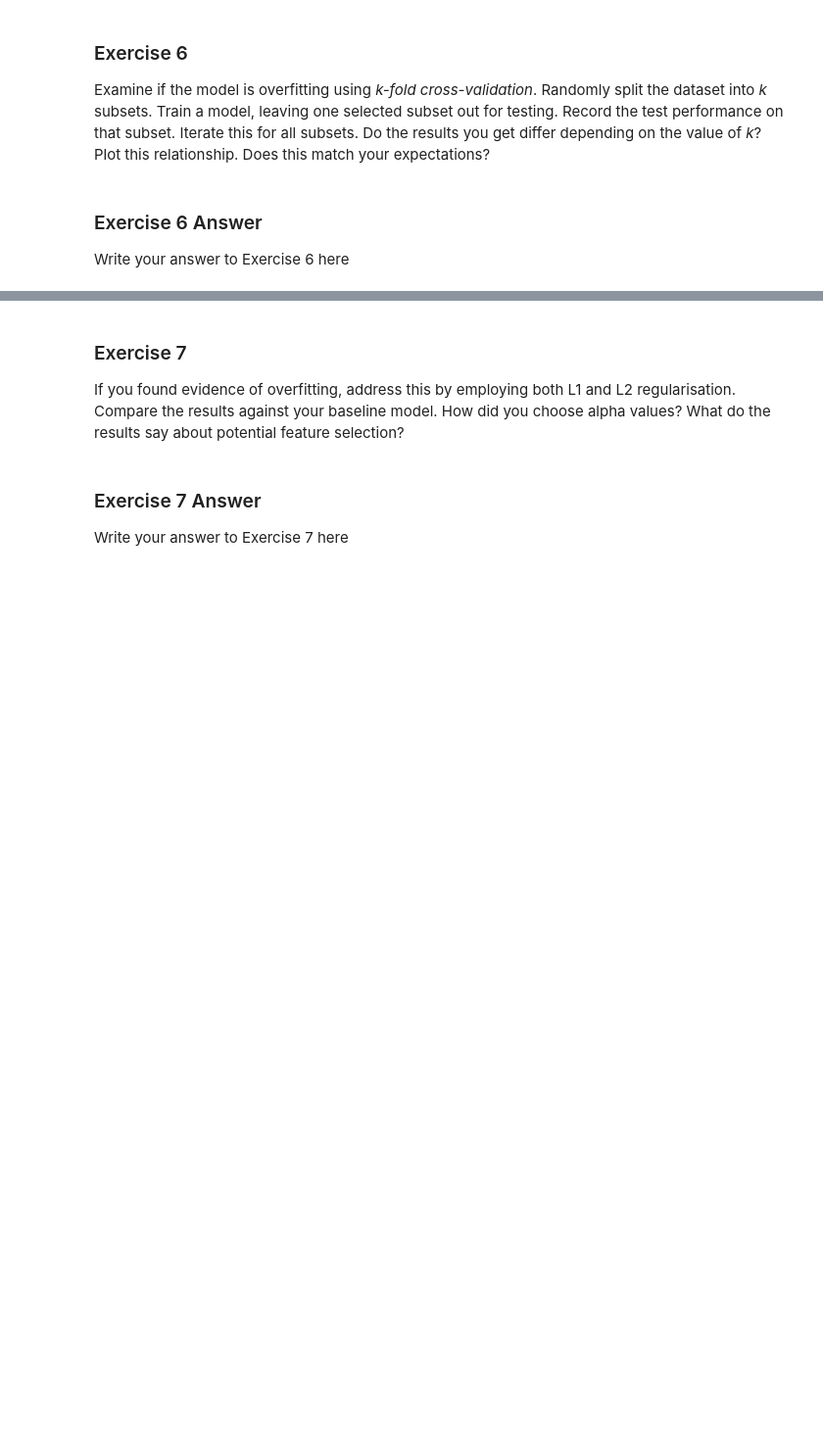
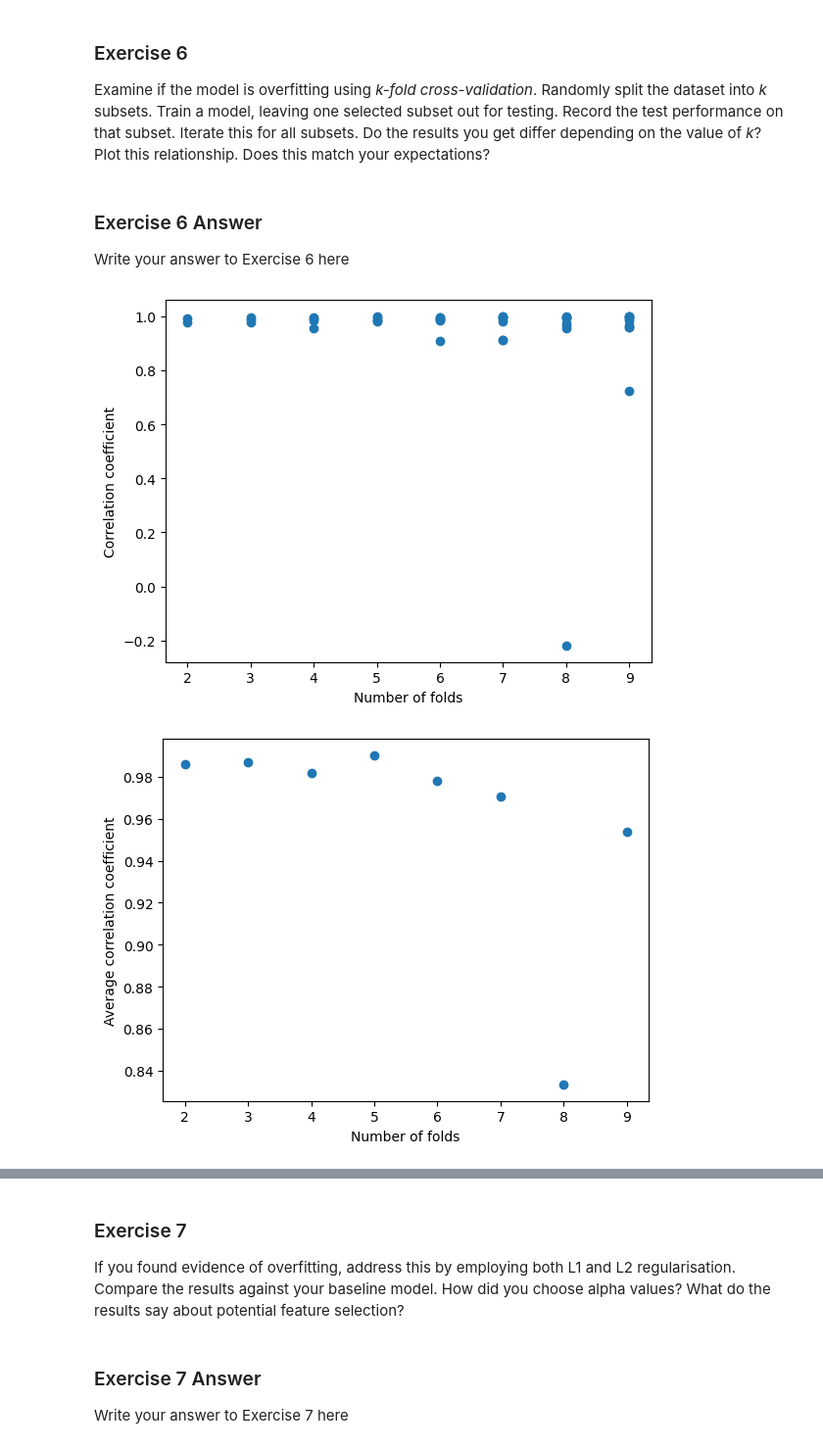
Before and after one commit to Var1377/vl331_ads_2024, a Jupyter notebook: _notebooks/03-address_glm.ipynb, the cells around one changed output, grey strips where cells are left out. Shown at 98% size. Cells and saved outputs as stored; diff of their text form; code cells hidden in the pictures; blank space fills up the shorter version.

```diff
--- a/_notebooks/03-address_glm.ipynb
+++ b/_notebooks/03-address_glm.ipynb
@@ -981,0 +1078,70 @@ Write your answer to Exercise 6 here
+# %%
+from sklearn.model_selection import KFold
+
+x6, y6 = [], []
+r2s, rmses = [], []
+x62, y62 = [], []
+
+for k in range(2, 10):
+    folds = KFold(n_splits=k, shuffle=True)
+
+    s = 0
+
+    for i, (train, test) in enumerate(folds.split(design_matrix)):
+        # train and test are the indices of the training and test sets
+        # respectively
+        X_train, X_test = design_matrix[train, :], design_matrix[test, :]
+        y_train, y_test = y[train], y[test]
+
+        # train a model on X_train and y_train
+        model = LinearRegression()
+        model.fit(X_train, y_train)
+
+        # evaluate the model on X_test
+        y_pred = model.predict(X_test)
+
+        # print iteration and correlation coefficient
+        corr = np.corrcoef(y_pred, y_test)[0][1]
+        r2 = model.score(X_test, y_test)
+        rmse = np.sqrt(np.mean((y_pred - y_test) ** 2))
+
+        x6.append(k)
+        y6.append(corr)
+
+        r2s.append(r2)
+        rmses.append(rmse)
+
+        s += corr
+
+    x62.append(k)
+    y62.append(s / k)
+
+plt.scatter(x6, y6)
+plt.xlabel("Number of folds")
+plt.ylabel("Correlation coefficient")
+plt.show()
+
+plt.scatter(x62, y62)
+plt.xlabel("Number of folds")
+plt.ylabel("Average correlation coefficient")
+plt.show()
+
+plt.scatter(x6, r2s)
+plt.xlabel("Number of folds")
+plt.ylabel("R2")
+plt.show()
+
+plt.scatter(x6, rmses)
+plt.xlabel("Number of folds")
+plt.ylabel("RMSE")
+plt.show()
+
+
+# Seems like the correlation coefficient has quite high variance when only using 30 cities
+# This shows evidence of overfitting as the correlation coefficient is high when using the same data for training and testing
+
+# RMSE is also unstable, but R^2 is more stable
+# This is likely due to the fact that the RMSE is more sensitive to outliers
+# %% [output]
+[figure, added]
+[figure, added]
```
Also changed, not shown: parts of 22 cells of this notebook, 3 other files.
